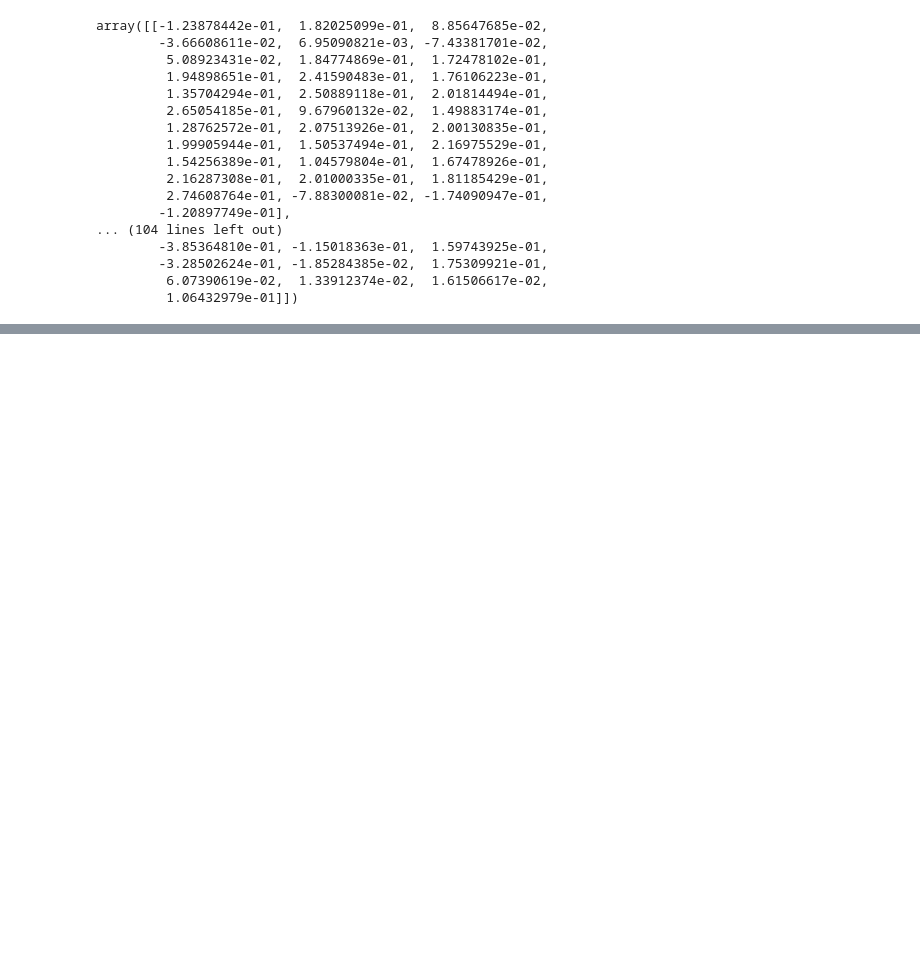
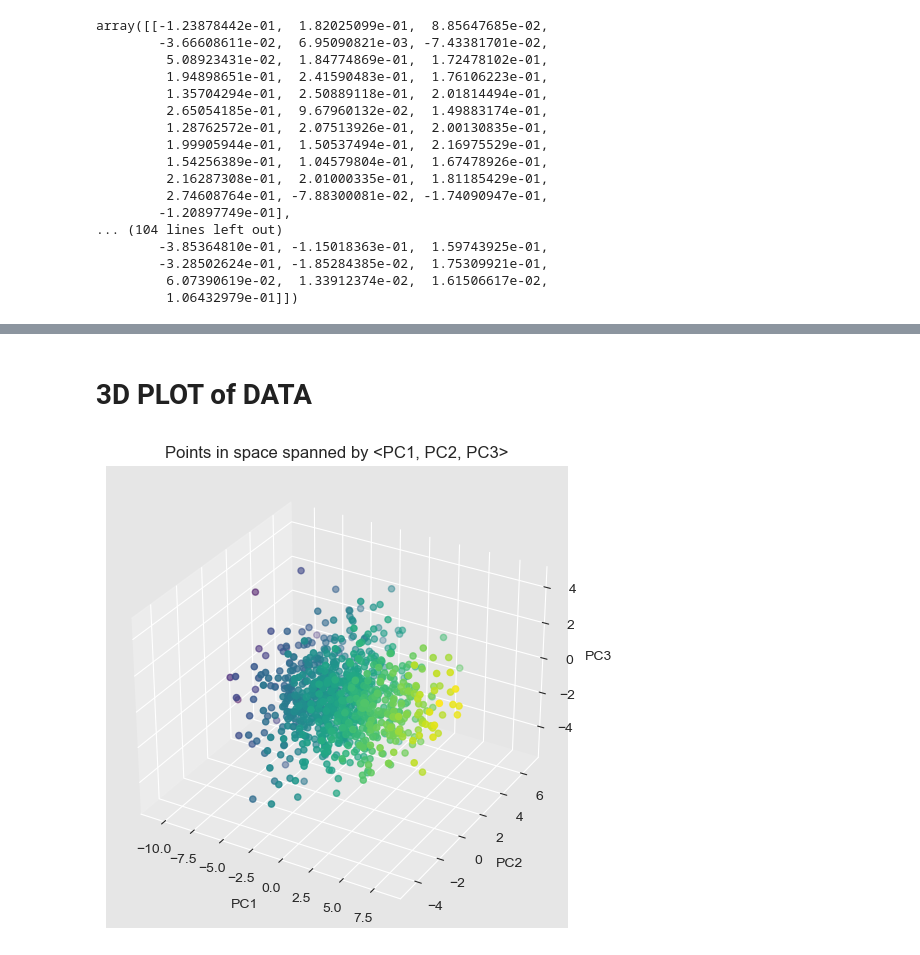
Before and after one commit to FrancescoPeria/PCA, a Jupyter notebook: PCA_for_COVID_questionnaire.ipynb, the cells around one changed output, grey strips where cells are left out. Cells and saved outputs as stored; diff of their text form; code cells hidden in the pictures; blank space fills up the shorter version.

```diff
--- a/PCA_for_COVID_questionnaire.ipynb
+++ b/PCA_for_COVID_questionnaire.ipynb
@@ -41,10 +41,12 @@ class PCA_from_scratch:
         self.principal_directions = None
         # mean to be subtracted from X in order to center the problem and express Cov(X) = (1/n)*Xt @ X
         self.mean = None
+        # Variance associated to every principal component
+        self.variance_along_principal_direction = None
         # Proportion of explained variance associated with every principal component
         self.explained_variance_ratio = None
-        # Variance associated to every principal component
-        self.variance_along_principal_direction = None
+        # Cumulative roportion of explained variance
+        self.cum_explained_variance_ratio = None
 
     def fit(self, X):
         # Factors are in cols, so I do the mean column wise
@@ -64,14 +66,17 @@ class PCA_from_scratch:
 
         self.explained_variance_ratio = eigenvalues_ordered / np.sum(eigenvalues_ordered)
 
+        self.cum_explained_variance_ratio = np.cumsum(eigenvalues_ordered) / np.sum(eigenvalues_ordered)
+
         # If I want the first k-PCs, I have to consider only the first k-principal_directions (aka eigenvectors of covariance)
         self.principal_directions = eigenvectors_ordered[0:self.k_components,:]
 
+        # If I want the vaiance of data along the first k principal directions, I have to consider only the first k-eigenvalues
+        self.variance_along_principal_direction = eigenvalues_ordered[0:self.k_components]
+
         # If I want the explained variance ratio for first k-PCs, I have to consider only the first k-principal_directions
         self.explained_variance_ratio = self.explained_variance_ratio[0:self.k_components]
-
-        # If I want the vaiance of data along the first k principal directions, I have to consider only the first k-eigenvalues
-        self.variance_along_principal_direction = eigenvalues_ordered[0:self.k_components]
+        self.cum_explained_variance_ratio = self.cum_explained_variance_ratio[0:self.k_components]
 
 
     def transform(self, X):
@@ -320,0 +451,16 @@ Scree Plot to understand how much PCs will go in the final graph
+# %% [markdown]
+# 3D PLOT of DATA
+# %%
+fig = plt.figure(figsize = [18, 6])
+ax = fig.add_subplot(projection = '3d')
+ax.scatter(df_PCA_from_scratch['PC1'], df_PCA_from_scratch['PC2'], df_PCA_from_scratch['PC3'],
+           c = df_PCA_from_scratch['PC1'], cmap = 'viridis')
+
+ax.set_xlabel('PC1')
+ax.set_ylabel('PC2')
+ax.set_zlabel('PC3')
+ax.set_title('Points in space spanned by <PC1, PC2, PC3>')
+
+plt.show()
+# %% [output]
+[figure, added]
```
Also changed, not shown: parts of 24 cells of this notebook, 4 other files.
